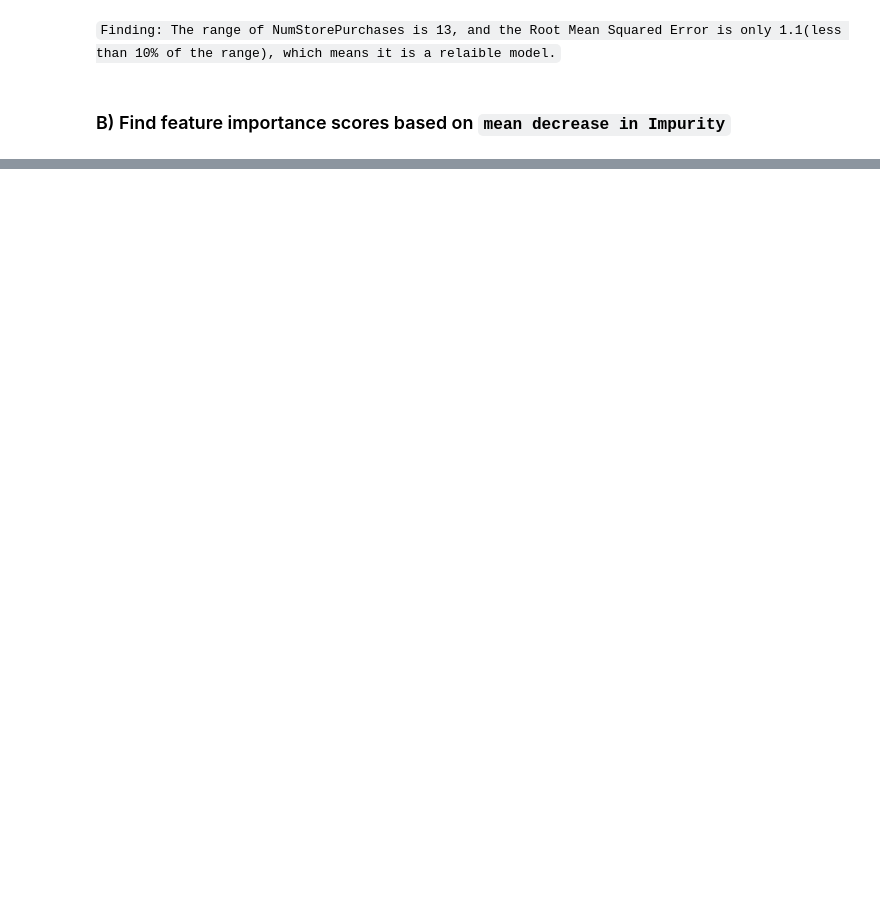
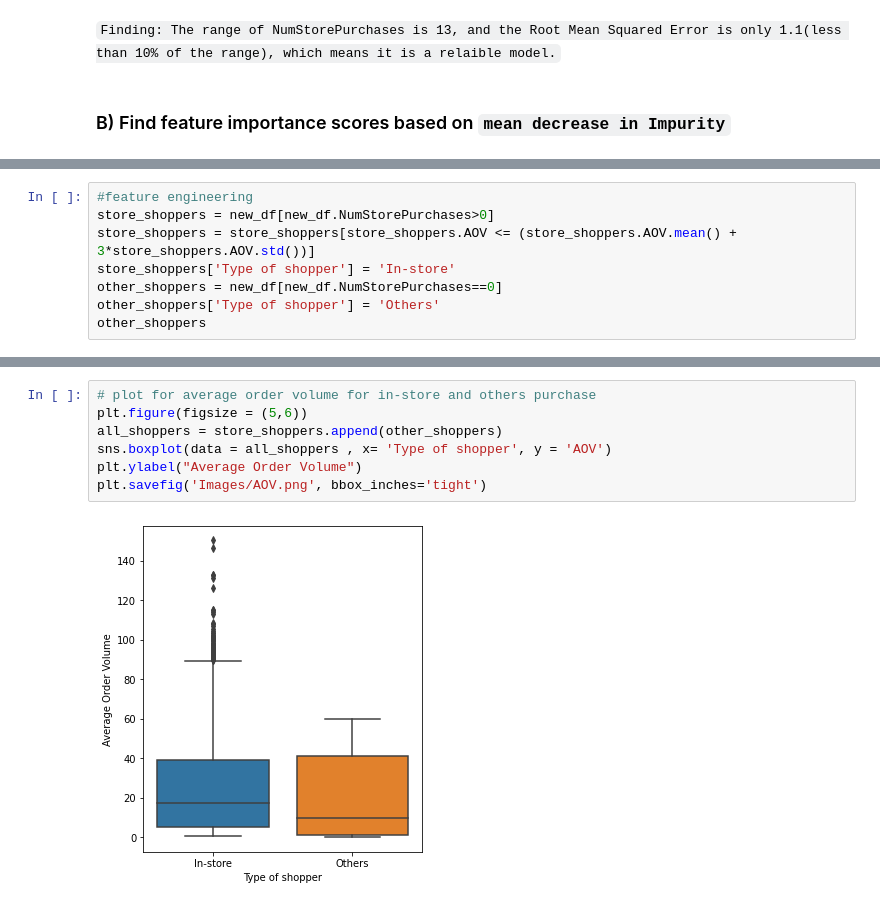
Before and after one commit to mukullesner/CRM-Market-Analysis, a Jupyter notebook: Analytics.ipynb, the cells around one changed output, grey strips where cells are left out. Drawn from its saved outputs; the diff is of its cells as text; blank space fills up the shorter version.

```diff
--- a/Analytics.ipynb
+++ b/Analytics.ipynb
@@ -432,0 +468,8 @@ Root Mean Squared Error: 1.182817145128326
+# %%
+#feature engineering
+store_shoppers = new_df[new_df.NumStorePurchases>0]
+store_shoppers = store_shoppers[store_shoppers.AOV <= (store_shoppers.AOV.mean() + 3*store_shoppers.AOV.std())]
+store_shoppers['Type of shopper'] = 'In-store'
+other_shoppers = new_df[new_df.NumStorePurchases==0]
+other_shoppers['Type of shopper'] = 'Others'
+other_shoppers
@@ -432,0 +498,9 @@ Root Mean Squared Error: 1.182817145128326
+# %%
+# plot for average order volume for in-store and others purchase
+plt.figure(figsize = (5,6))
+all_shoppers = store_shoppers.append(other_shoppers)
+sns.boxplot(data = all_shoppers , x= 'Type of shopper', y = 'AOV')
+plt.ylabel("Average Order Volume")
+plt.savefig('Images/AOV.png', bbox_inches='tight')
+# %% [output]
+[figure, added]
```
Also changed, not shown: parts of 34 cells of this notebook, 12 other files.
